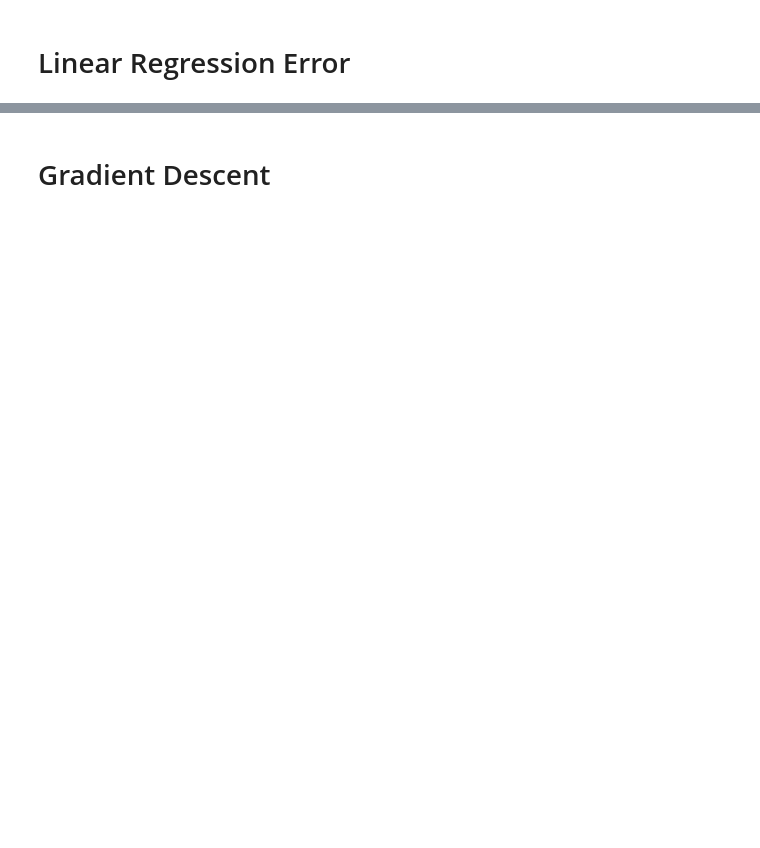
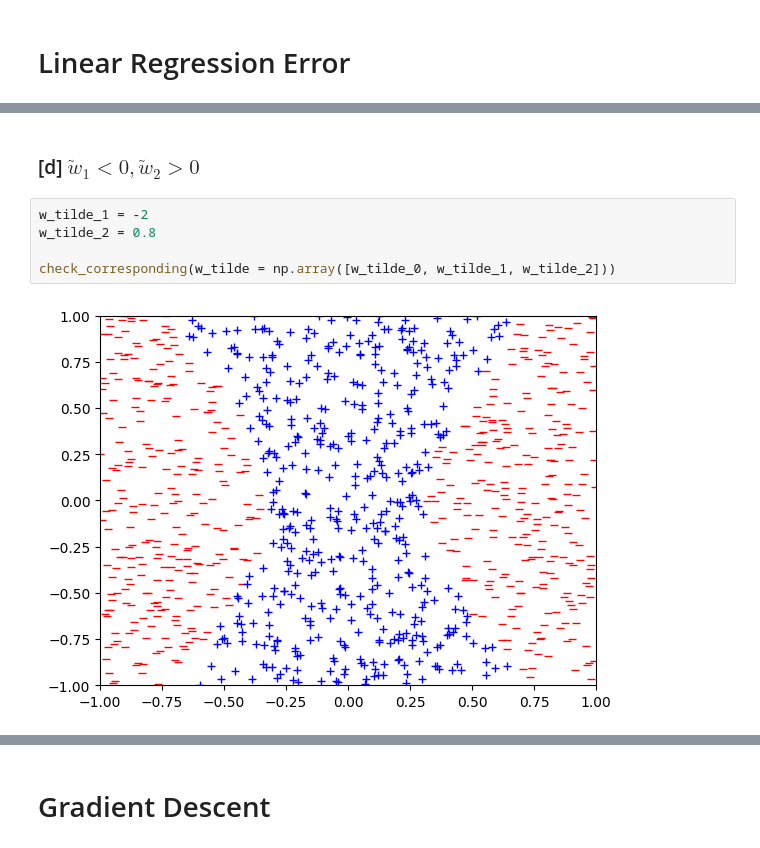
Before and after one commit to NhanHoPeter217/Machine-Learning-HW-CS156-California-Institute-of-Technology, a Jupyter notebook: HW5_21127122.ipynb, the cells around one changed output, grey strips where cells are left out. Cells and saved outputs as stored; diff of their text form; blank space fills up the shorter version.

```diff
--- a/HW5_21127122.ipynb
+++ b/HW5_21127122.ipynb
@@ -17,0 +99,9 @@ Hồ Thanh Nhân - 21127122
+# %% [markdown]
+### [d] $\tilde{w}_1 < 0, \tilde{w}_2 > 0$
+# %%
+w_tilde_1 = -2
+w_tilde_2 = 0.8
+
+check_corresponding(w_tilde = np.array([w_tilde_0, w_tilde_1, w_tilde_2]))
+# %% [output]
+[figure, added]
```
Also changed, not shown: parts of 54 cells of this notebook.
